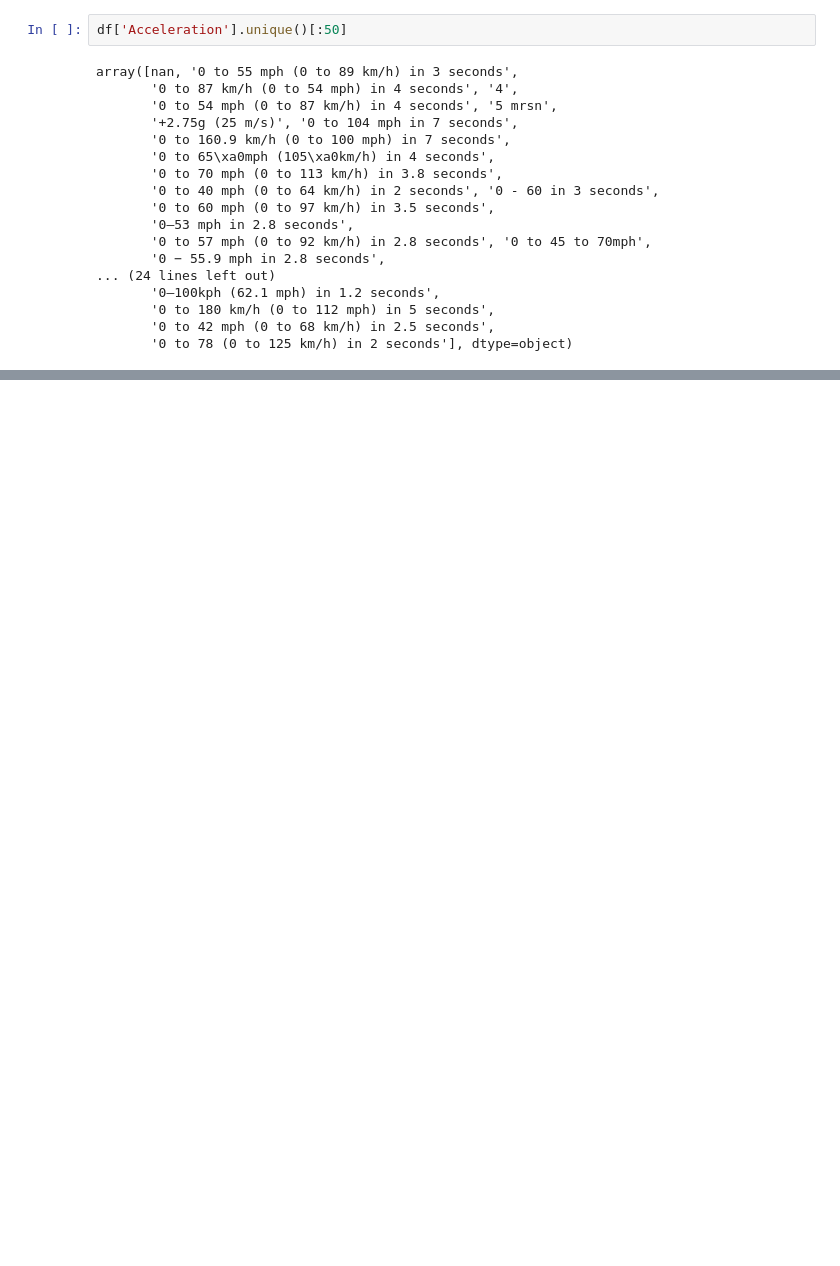
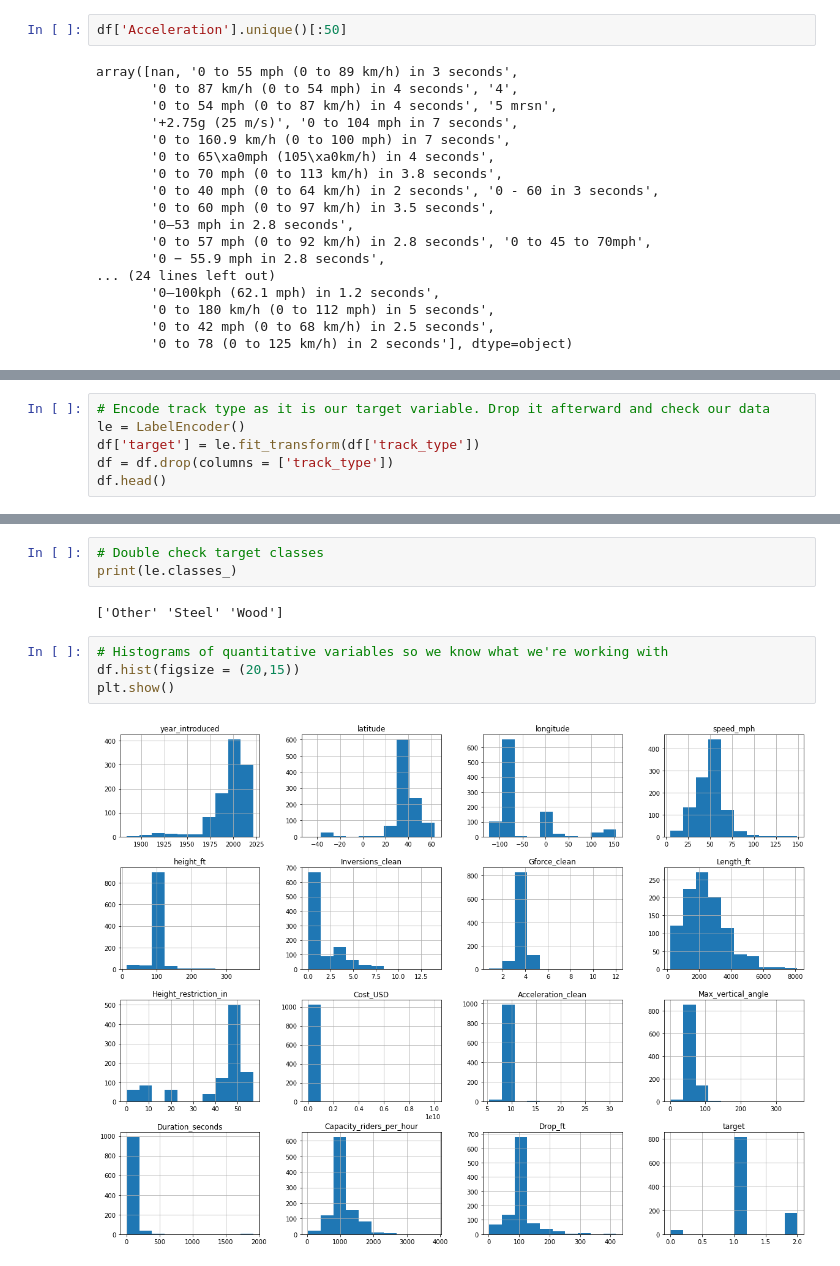
Before and after one commit to damienmha/coaster-classification, a Jupyter notebook: roller_coaster2.ipynb, the cells around one changed output, grey strips where cells are left out. Cells and saved outputs as stored; diff of their text form; blank space fills up the shorter version.

```diff
--- a/roller_coaster2.ipynb
+++ b/roller_coaster2.ipynb
@@ -453,0 +861,6 @@ array([nan, '0 to 55 mph (0 to 89 km/h) in 3 seconds',
+# %%
+# Encode track type as it is our target variable. Drop it afterward and check our data
+le = LabelEncoder()
+df['target'] = le.fit_transform(df['track_type'])
+df = df.drop(columns = ['track_type'])
+df.head()
@@ -453,0 +875,11 @@ array([nan, '0 to 55 mph (0 to 89 km/h) in 3 seconds',
+# %%
+# Double check target classes
+print(le.classes_)
+# %% [output]
+['Other' 'Steel' 'Wood']
+# %%
+# Histograms of quantitative variables so we know what we're working with
+df.hist(figsize = (20,15))
+plt.show()
+# %% [output]
+[figure, added]
```
Also changed, not shown: parts of 59 cells of this notebook, 2 other files.
